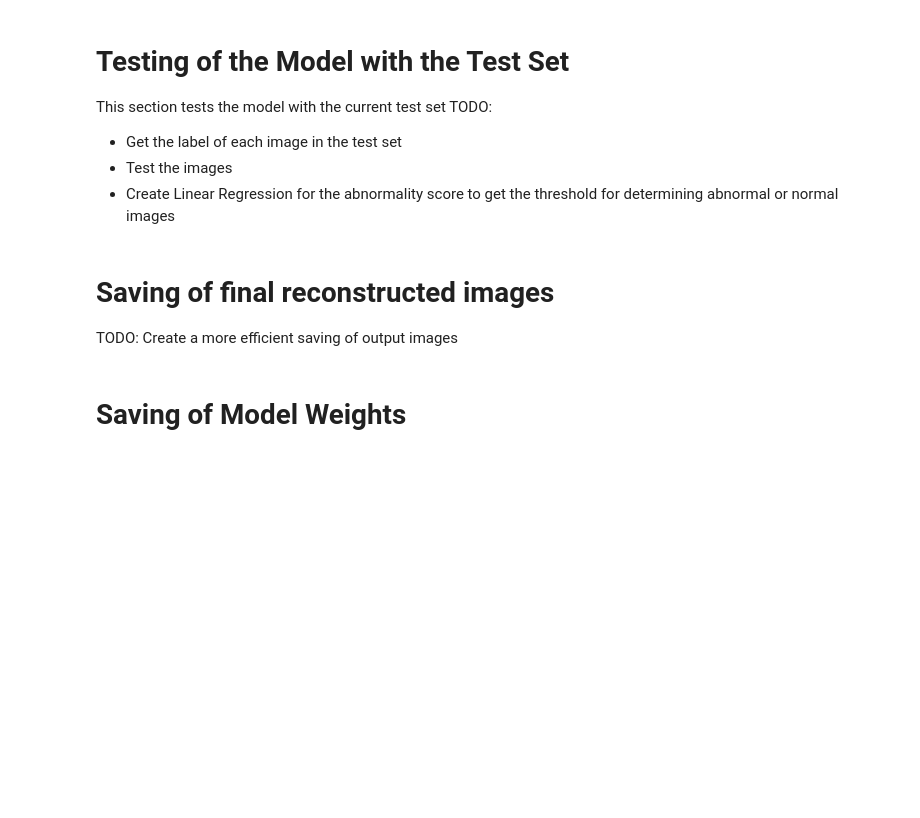
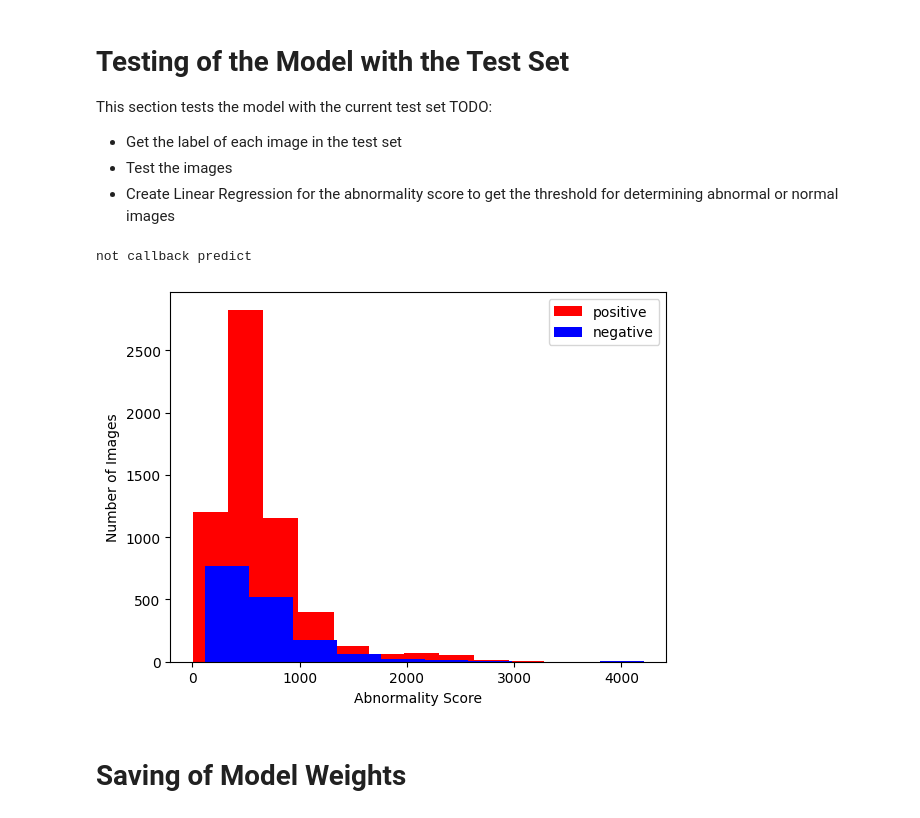
Before and after one commit to aronnicksnts/MURA-Classification, a Jupyter notebook: main_notebook.ipynb, the cells around one changed output. Cells and saved outputs as stored; diff of their text form; code cells hidden in the pictures; blank space fills up the shorter version.

Commit message:
add histogram and more efficient saving of images

```diff
--- a/main_notebook.ipynb
+++ b/main_notebook.ipynb
@@ -21,7 +21,7 @@ import tensorflow as tf
 This section lets the user edit on what model parameters to run, the model directory and parameters should exist prior to changing the file path
 # %%
 # All editable variables
-model_file_path = "models/model_3"
+model_file_path = "models/model_4"
 # If preprocessing needs to run
 run_preprocessing = False
 # %%
@@ -56,9 +56,7 @@ if run_preprocessing:
         preprocess.start()
 # %%
 # each array contains the training, validation, and testing in order
-image_datasets = {'train': [],
-                'valid': [],
-                'test': []}
+image_datasets = {'train': []}
 for dataset_name in image_datasets.keys():
     for image_path in glob.glob(f'{dataset_file_path}/{dataset_name}/*.png'):
         image = cv2.imread(image_path)
@@ -110,7 +137,3 @@ TODO:
 - Get the label of each image in the test set
 - Test the images
 - Create Linear Regression for the abnormality score to get the threshold for determining abnormal or normal images
-# %% [markdown]
-# Saving of final reconstructed images
-
-TODO: Create a more efficient saving of output images
@@ -133,2 +140,39 @@ for x in range(len(history_valid[0])):
+# %%
+# Get labels of each image in the image_datasets['test']
+test_images = []
+labels = []
+for image_path in glob.glob(f'{dataset_file_path}/test/*.png'):
+    image = cv2.imread(image_path)
+    image = cv2.cvtColor(image, cv2.COLOR_BGR2GRAY)
+    # Get if it contains positive or negative
+    if 'positive' in image_path:
+        test_images.append(image)
+        labels.append(1)
+    else:
+        test_images.append(image)
+        labels.append(0)
+test_images = np.array(test_images)
+# %%
+reconstructed_images = model.predict(test_images, batch_size=batch_size)
+# %% [output]
+not callback predict
+# %%
+# Histogram for Positives and Negatives of the testing set
+positive = []
+negative = []
+for i in range(len(labels)):
+    if labels[i] == 1:
+        positive.append(reconstructed_images[1][i])
+    else:
+        negative.append(reconstructed_images[1][i])
+plt.hist(positive, color='red', label='positive')
+plt.hist(negative, color='blue', label='negative')
+# Get x and y labels
+plt.xlabel('Abnormality Score')
+plt.ylabel('Number of Images')
+plt.legend()
+plt.savefig(f'{model_file_path}/testing_abnormality_scores.png')
+# %% [output]
+[figure, added]
 # %% [markdown]
 # Saving of Model Weights
```
Also changed, not shown: parts of 14 cells of this notebook.
